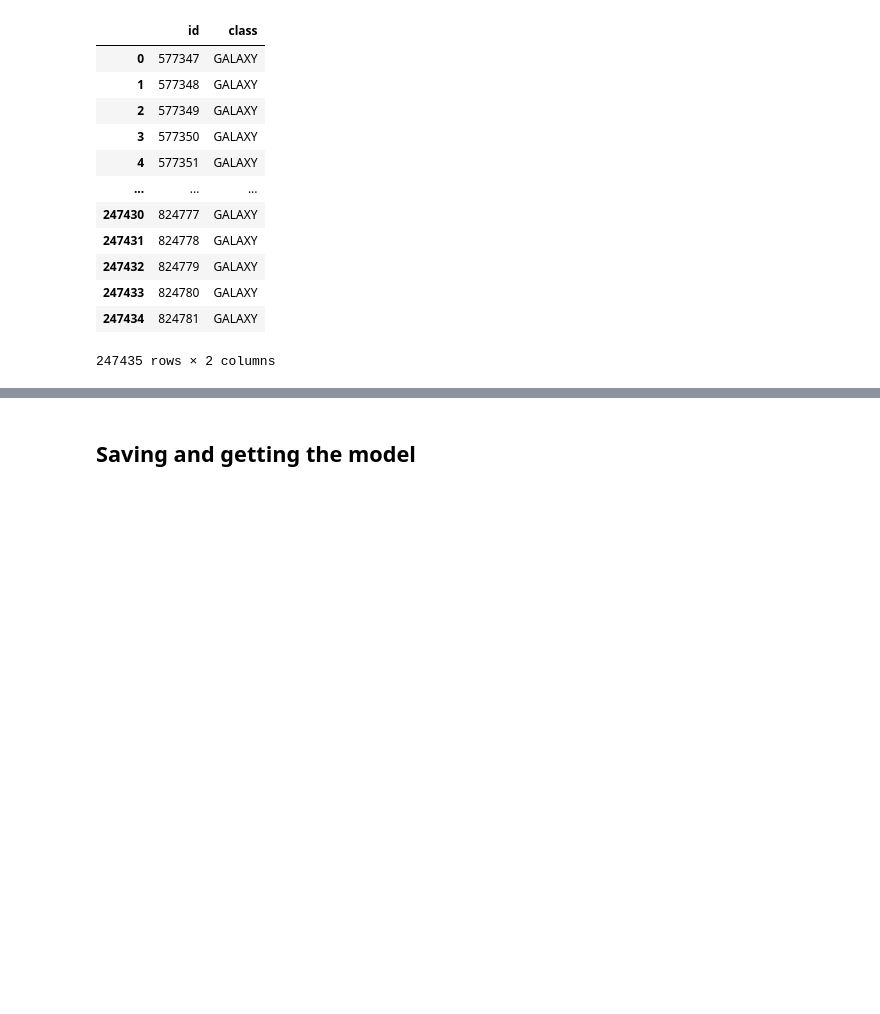
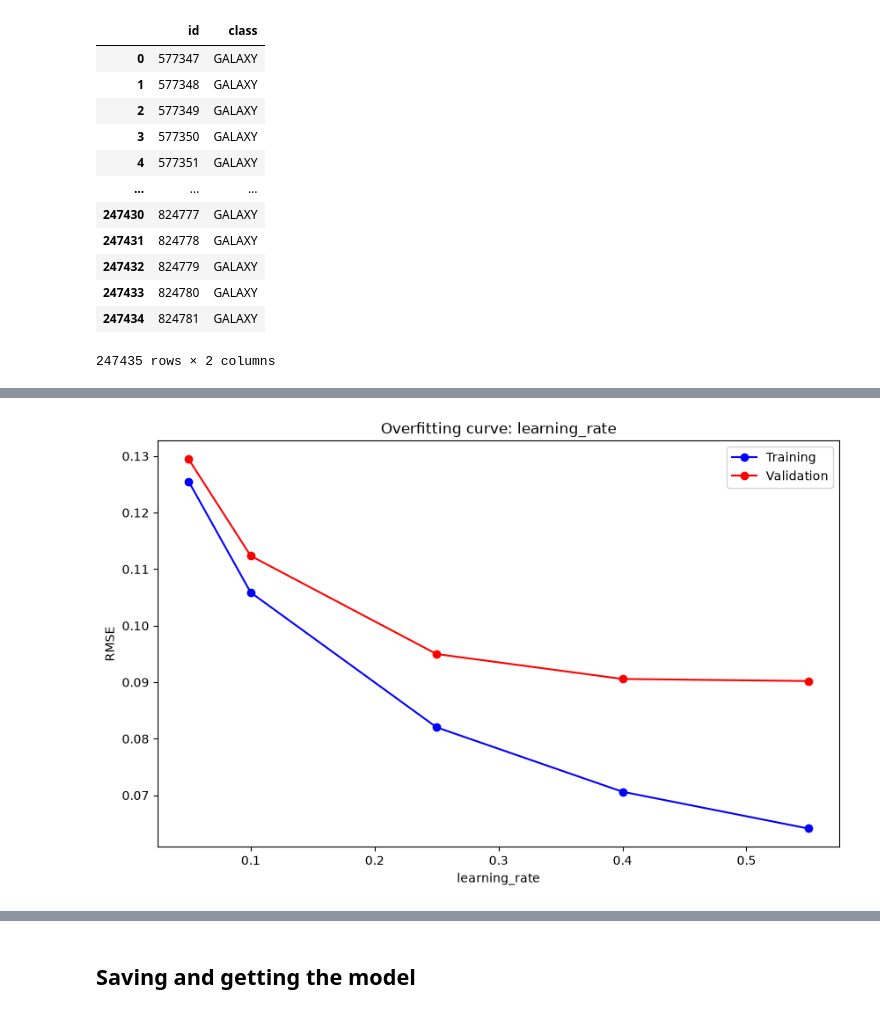
Before and after one commit to theju-bot/ml, a Jupyter notebook: 6 - predicting_stellar_class.ipynb, the cells around one changed output, grey strips where cells are left out. Cells and saved outputs as stored; diff of their text form; code cells hidden in the pictures; blank space fills up the shorter version.

```diff
--- a/6 - predicting_stellar_class.ipynb
+++ b/6 - predicting_stellar_class.ipynb
@@ -407,0 +453,5 @@ sample_submission
+# %%
+%%time
+
+test_param_and_plot(XGBClassifier, 'learning_rate', [0.05, 0.1, 0.25, 0.40, 0.55], **params)
+# %% [output]
@@ -407,0 +460 @@ sample_submission
+[figure, added]
```
Also changed, not shown: parts of 33 cells of this notebook, 2 other files.
